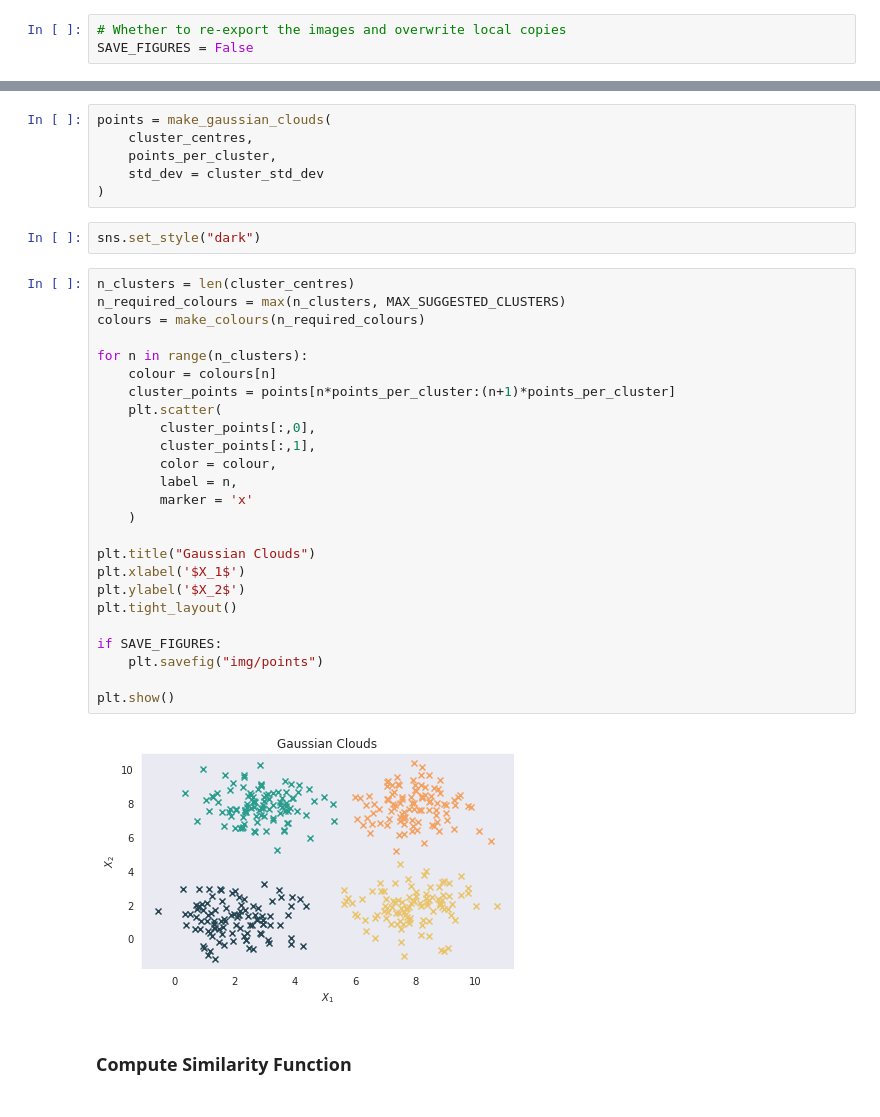
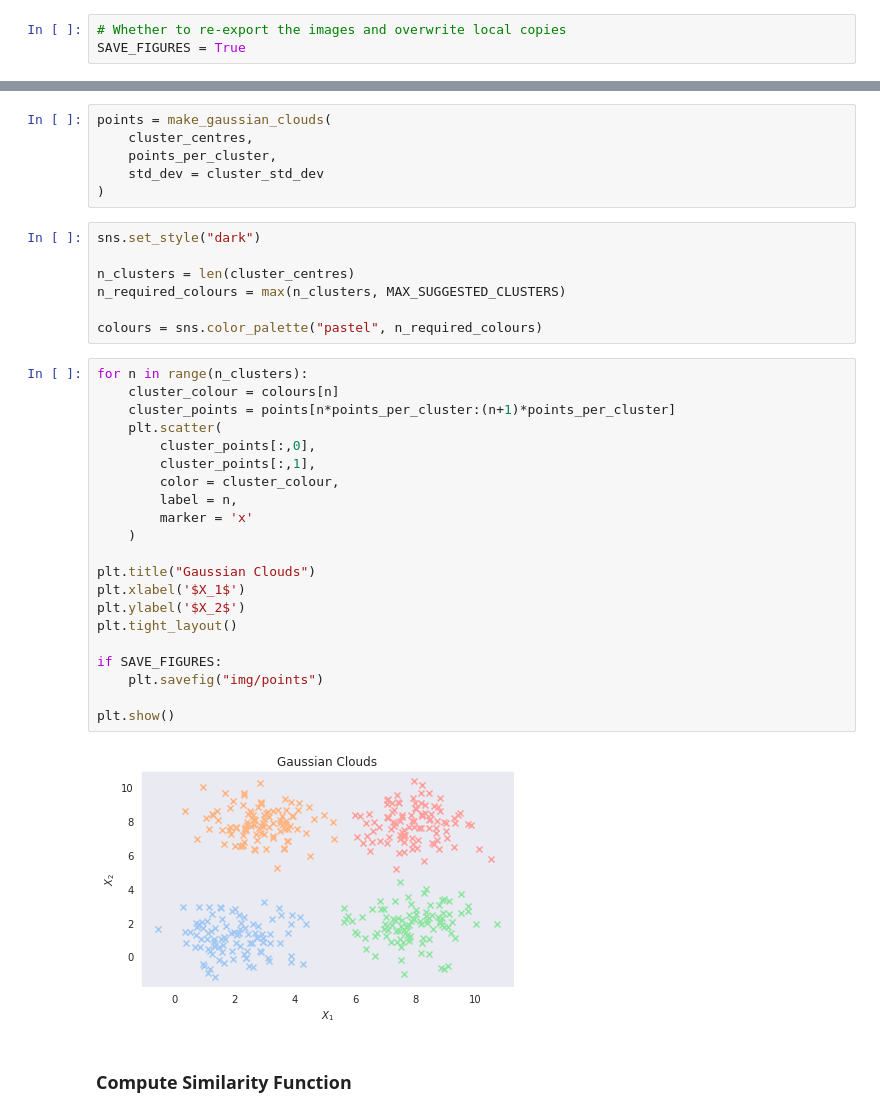
Before and after one commit to mcindoe/regimedetection, a Jupyter notebook: examples/gaussianclouds/main.ipynb, the cells around one changed output, grey strips where cells are left out. Saved outputs shown, nothing was run; the diff lists cells and outputs as text.

```diff
--- a/examples/gaussianclouds/main.ipynb
+++ b/examples/gaussianclouds/main.ipynb
@@ -23,7 +22,7 @@ np.random.seed(0)
 random.seed(0)
 # %%
 # Whether to re-export the images and overwrite local copies
-SAVE_FIGURES = False
+SAVE_FIGURES = True
 # %%
 cluster_centres = (
     (2, 1),
@@ -48,35 +47,36 @@ points = make_gaussian_clouds(
     points_per_cluster,
     std_dev = cluster_std_dev
 )
-# %%
-sns.set_style("dark")
+# %%
+sns.set_style("dark")
+
+n_clusters = len(cluster_centres)
+n_required_colours = max(n_clusters, MAX_SUGGESTED_CLUSTERS)
+
+colours = sns.color_palette("pastel", n_required_colours)
 # %%
-n_clusters = len(cluster_centres)
-n_required_colours = max(n_clusters, MAX_SUGGESTED_CLUSTERS)
-colours = make_colours(n_required_colours)
-
 for n in range(n_clusters):
-    colour = colours[n]
+    cluster_colour = colours[n]
     cluster_points = points[n*points_per_cluster:(n+1)*points_per_cluster]
     plt.scatter(
         cluster_points[:,0],
         cluster_points[:,1],
-        color = colour,
+        color = cluster_colour,
         label = n,
         marker = 'x'
     )
 
 plt.title("Gaussian Clouds")
 plt.xlabel('$X_1$')
 plt.ylabel('$X_2$')
 plt.tight_layout()
 
 if SAVE_FIGURES:
     plt.savefig("img/points")
 
 plt.show()
 # %% [output]
-[figure, old version]
+[figure, new version]
 # %% [markdown]
 ### Compute Similarity Function
 # %% [markdown]
```
Also changed, not shown: parts of 4 cells of this notebook, 16 other files.
